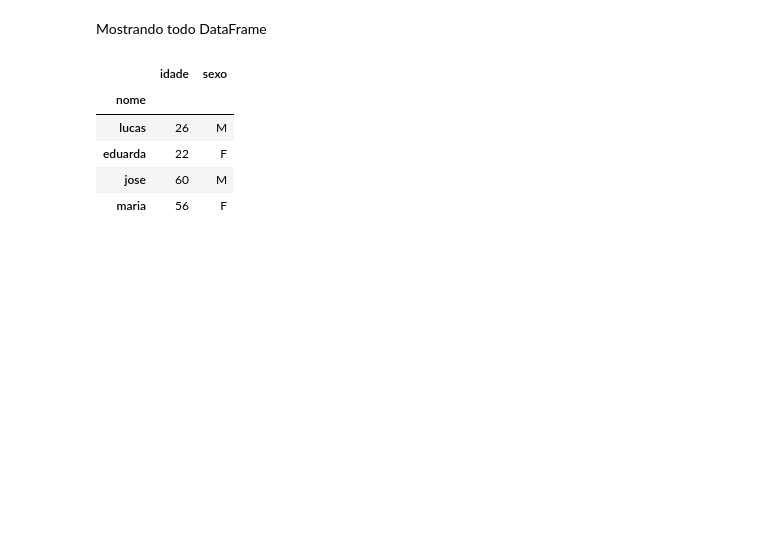
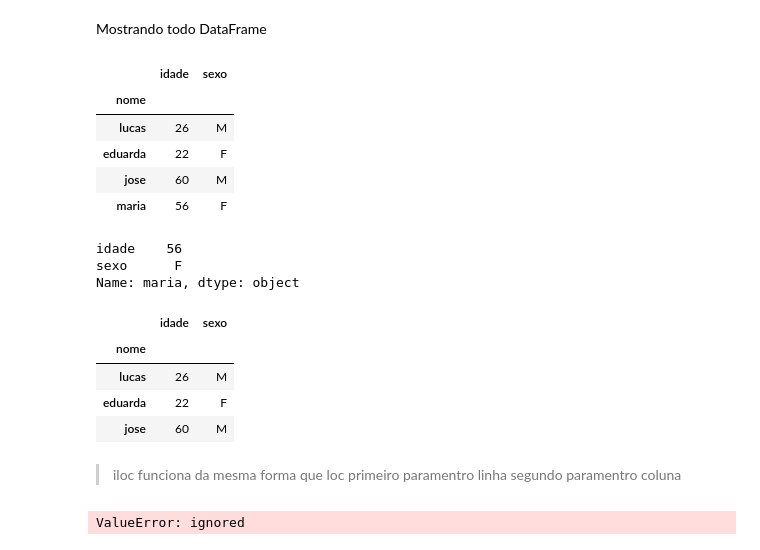
Before and after one commit to Lucas-LAS/Pandas, a Jupyter notebook: ColabGoogle/Pandas_Basico_Style.ipynb, the cells around one changed output. Cells and saved outputs as stored; diff of their text form; code cells hidden in the pictures; blank space fills up the shorter version.

Commit message:
Created using Colaboratory configuração iloc

```diff
--- a/ColabGoogle/Pandas_Basico_Style.ipynb
+++ b/ColabGoogle/Pandas_Basico_Style.ipynb
@@ -264,3 +258,23 @@ exemplo_2.iloc[:]
 | eduarda | 22 | F |
 | jose | 60 | M |
 | maria | 56 | F |
+# %%
+exemplo_2.iloc[-1]
+# %% [output]
+idade    56
+sexo      F
+Name: maria, dtype: object
+# %%
+exemplo_2.iloc[0:3,[0,1]] #lambda x: x.index % 2 == 0
+# %% [output]
+|  | idade | sexo |
+| nome |  |  |
+| lucas | 26 | M |
+| eduarda | 22 | F |
+| jose | 60 | M |
+# %% [markdown]
+> iloc funciona da mesma forma que loc primeiro paramentro linha segundo paramentro coluna
+# %%
+exemplo_2.iloc[lambda x : x.idade / 2 > 20]
+# %% [output]
+ValueError: ignored
```
Also changed, not shown: parts of 4 cells of this notebook.
